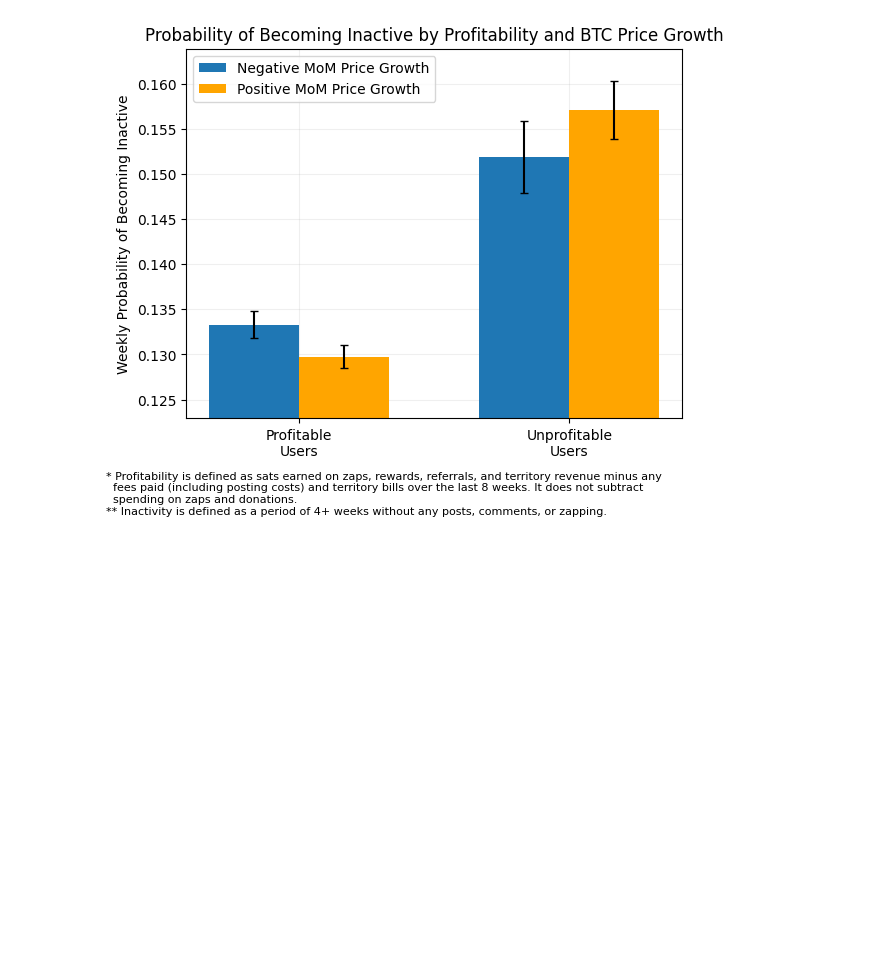
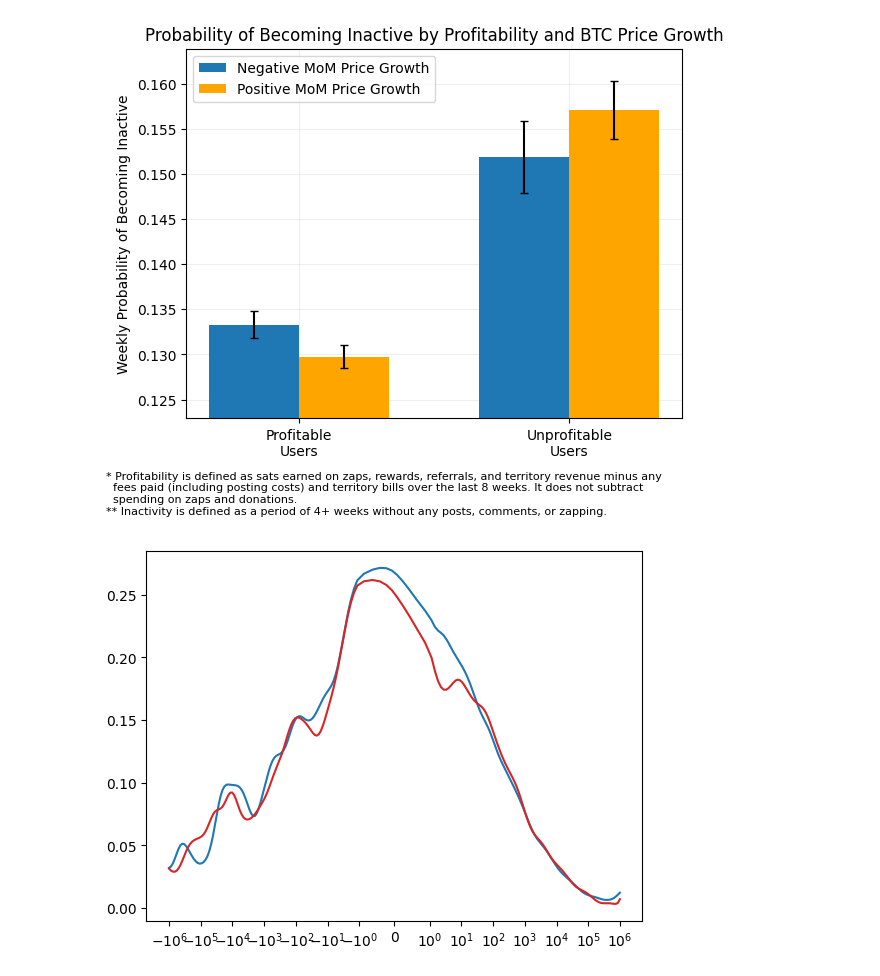
Before and after one commit to ed-kung/sn-research, a Jupyter notebook: src/notebooks/playground.ipynb, the cells around one changed output. Drawn from its saved outputs; the diff is of its cells as text; code cells hidden in the pictures; blank space fills up the shorter version.

```diff
--- a/src/notebooks/playground.ipynb
+++ b/src/notebooks/playground.ipynb
@@ -71,7 +71,7 @@ Note:                                                                      *p<0.
 df['inactive'] = (df['weeks_since_last_activity']>=1) & (df['length_of_inactivity']>=4)
 df['became_inactive'] = (df['weeks_since_last_activity']==1) & (df['length_of_inactivity']>=4)
 df['unprofitable'] = (df['rolling_profit1']<0)
-df['log_rolling_profit1'] = np.sign(df['rolling_profit1']) * np.log1p(np.abs(df['rolling_profit1']))
+df['log_rolling_profit1'] = np.sign(df['rolling_profit1']) * np.log10(1+np.abs(df['rolling_profit1']))
 df['pos_growth'] = df['mom_growth'] > 0
 
 mask = (~df['inactive']) | (df['became_inactive'])
@@ -102,3 +102,31 @@ plt.figtext(0.0, 0.0, "* Profitability is defined as sats earned on zaps, reward
 plt.show()
 # %% [output]
 [figure]
+# %%
+def kreg(x, y, bw, at):
+    y_pred = np.zeros(len(at))
+    for i, xi in enumerate(at):
+        weights = np.exp(-0.5 * ((x - xi) / bw) ** 2)
+        weights /= weights.sum()
+        y_pred[i] = np.sum(weights * y)
+    return y_pred
+
+logx = np.linspace(-6, 6, 200)
+yhat_pg = kreg(
+    x = df.loc[mask & (df['mom_growth']>0), 'log_rolling_profit1'],
+    y = df.loc[mask & (df['mom_growth']>0), 'became_inactive'],
+    bw = 0.2,
+    at = logx
+)
+yhat_ng = kreg(
+    x = df.loc[mask & (df['mom_growth']<0), 'log_rolling_profit1'],
+    y = df.loc[mask & (df['mom_growth']<0), 'became_inactive'],
+    bw = 0.2,
+    at = logx
+)
+x = np.sign(logx) * (10**(np.abs(logx))-1)
+plt.plot(x, yhat_pg, color='tab:blue')
+plt.plot(x, yhat_ng, color='tab:red')
+plt.xscale('symlog', linthresh=1)
+# %% [output]
+[figure, added]
```
Also changed, not shown: parts of 4 cells of this notebook.
